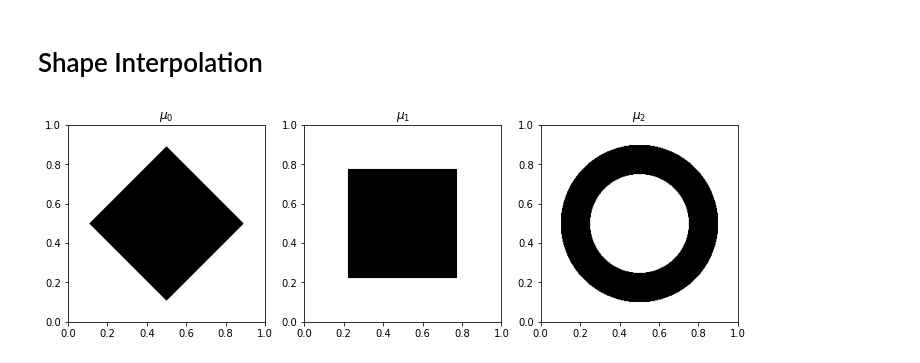
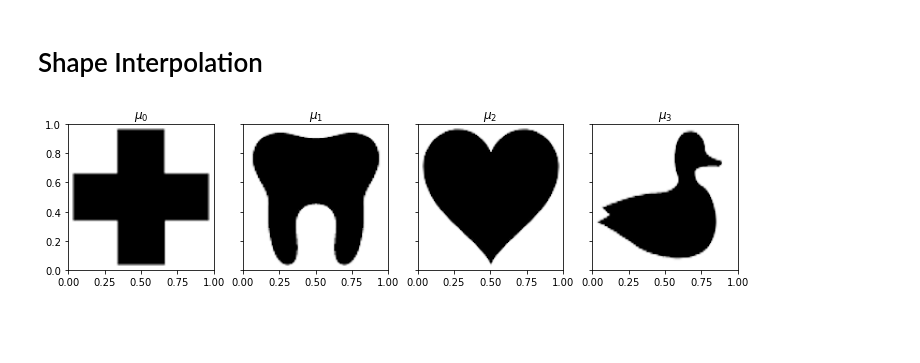
Before and after one commit to simda-muri/mmot, a Jupyter notebook: docs/source/examples/ShapeInterpolation.ipynb, the cells around one changed output. Drawn from its saved outputs; the diff is of its cells as text; code cells hidden in the pictures; blank space fills up the shorter version.

```diff
--- a/docs/source/examples/ShapeInterpolation.ipynb
+++ b/docs/source/examples/ShapeInterpolation.ipynb
@@ -6,39 +6,35 @@ from mmot import MMOTSolver
 import numpy as np
 import matplotlib.pyplot as plt
 import itertools
+# %%
+measures = [None]*4
+measures[0] = 1 - plt.imread('images/redcross.png')[:, :, 2]
+measures[1] = 1 - plt.imread('images/tooth.png')[:, :, 2]
+measures[2] = 1 - plt.imread('images/heart.png')[:, :, 2]
+measures[3] = 1 - plt.imread('images/duck.png')[:, :, 2]
+
+pad = 4
+for i in range(len(measures)):
+    temp= measures[i]*np.prod(measures[i].shape)/np.sum(measures[i])
+    measures[i] = np.zeros((measures[i].shape[0]+2*pad,measures[i].shape[1]+2*pad))
+    measures[i][pad:-pad,pad:-pad] = temp
 # %%
 # Grid of size n1 x n2
-n1 = 256   # x axis
-n2 = 256 # y axis
+n1,n2 = measures[0].shape
 
 x, y = np.meshgrid(np.linspace(0.5/n1,1-0.5/n1,n1), np.linspace(0.5/n2,1-0.5/n1,n2))
 
-
-
-r1 = 0.25
-r2 = 0.4
-circle = np.zeros((n1,n2))
-circle[ (np.sqrt((x-0.5)**2 + (y-0.5)**2)>r1) & (np.sqrt((x-0.5)**2 + (y-0.5)**2)<r2) ] = 1.0
-
-L = np.sqrt(np.pi*(r2**2-r1**2))
-square = np.zeros((n1,n2))
-square[ (np.abs(x-0.5)<0.5*L) & (np.abs(y-0.5)<0.5*L)] = 1.0
-
-diamond = np.zeros((n1,n2))
-diamond[ (np.abs(x+y-1)<0.5*L*np.sqrt(2)) * (np.abs(x-y)<0.5*L*np.sqrt(2))] = 1.0
-
-measures = [diamond, square, circle]
 
 # Normalize all the measures
 for i in range(len(measures)):
     measures[i] *= n1*n2 / np.sum(measures[i])
 
-fig, ax = plt.subplots(1, len(measures), figsize=(12,4))
+fig, ax = plt.subplots(1, len(measures), figsize=(12,4),sharey=True)
 for i in range(len(measures)):
-    ax[i].imshow(measures[i], origin='lower', extent=(0,1,0,1), cmap='Greys')
+    ax[i].imshow(measures[i], extent=(0,1,0,1), cmap='Greys')
     ax[i].set_title("$\\mu_{{ {:0d} }}$".format(i))
 # %% [output]
-[figure, old version]
+[figure, new version]
 # %%
 def Solve(bary_weights):
     unroll_node = 1
```
Also changed, not shown: parts of 2 cells of this notebook, 12 other files.
